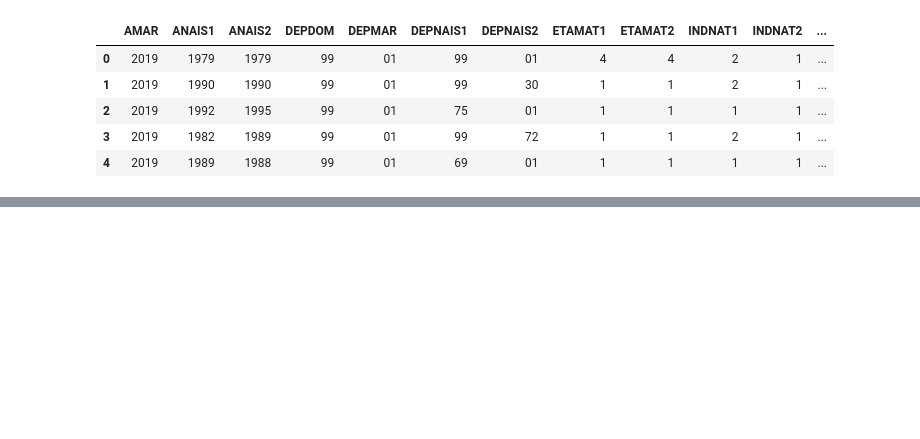
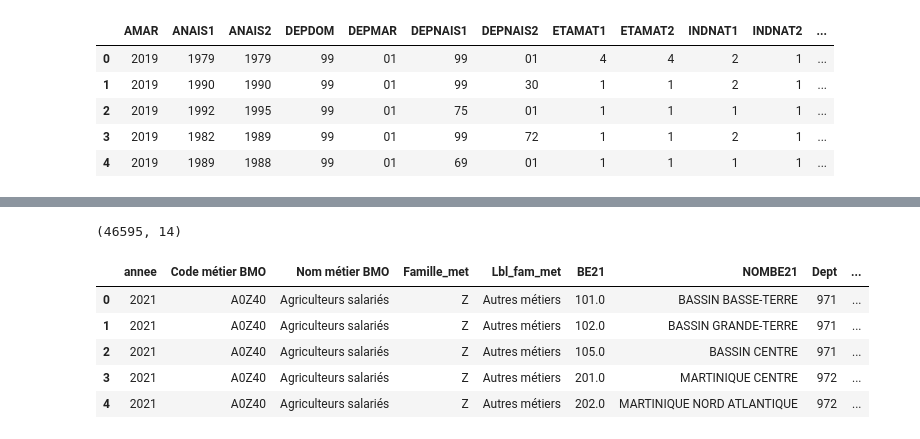
Before and after one commit to 3shadesblacker/MSPR02-Big-Data, a Jupyter notebook: traitement elections.ipynb, the cells around one changed output, grey strips where cells are left out. Cells and saved outputs as stored; diff of their text form; code cells hidden in the pictures; blank space fills up the shorter version.

```diff
--- a/traitement elections.ipynb
+++ b/traitement elections.ipynb
@@ -364,0 +378,12 @@ dtype: float64
+# %%
+emploi21 = pd.read_excel('emploi/besoin_mo/Donnees_consolidees_2021/Base_open_data_21_def.xlsx')
+print(emploi21.shape)
+emploi21.head()
+# %% [output]
+(46595, 14)
+|  | annee | Code métier BMO | Nom métier BMO | Famille_met | Lbl_fam_met | BE21 | NOMBE21 | Dept | ... |
+| 0 | 2021 | A0Z40 | Agriculteurs salariés | Z | Autres métiers | 101.0 | BASSIN BASSE-TERRE | 971 | ... |
+| 1 | 2021 | A0Z40 | Agriculteurs salariés | Z | Autres métiers | 102.0 | BASSIN GRANDE-TERRE | 971 | ... |
+| 2 | 2021 | A0Z40 | Agriculteurs salariés | Z | Autres métiers | 105.0 | BASSIN CENTRE | 971 | ... |
+| 3 | 2021 | A0Z40 | Agriculteurs salariés | Z | Autres métiers | 201.0 | MARTINIQUE CENTRE | 972 | ... |
+| 4 | 2021 | A0Z40 | Agriculteurs salariés | Z | Autres métiers | 202.0 | MARTINIQUE NORD ATLANTIQUE | 972 | ... |
```
Also changed, not shown: parts of 11 cells of this notebook, 5 other files.
